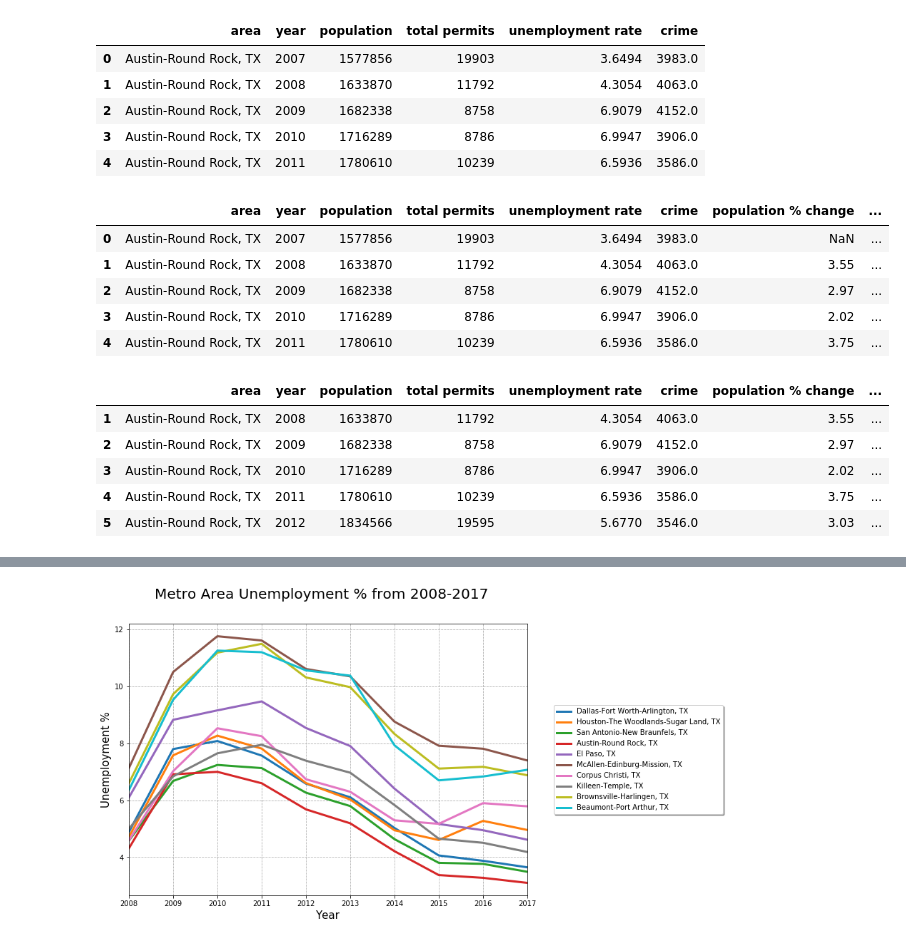
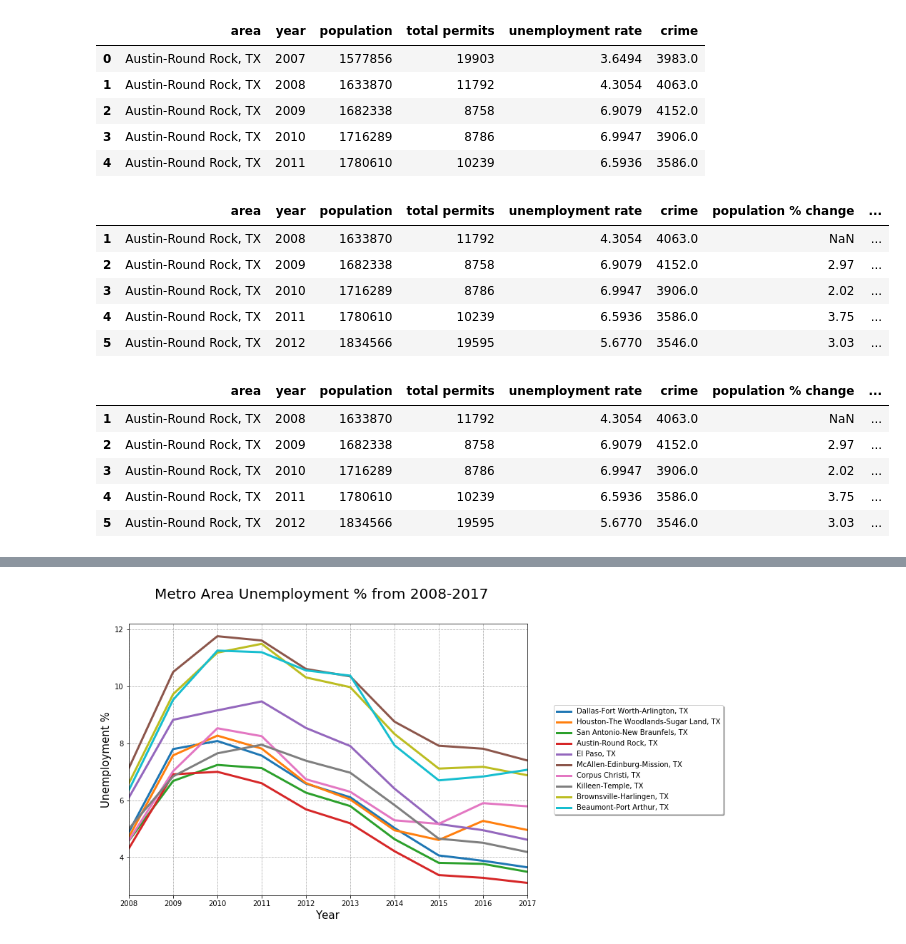
Before and after one commit to rfrescas/2007-2017-Texas-MSAs-Analysis, a Jupyter notebook: city-analysis/texas_msa_data_final.ipynb, the cells around one changed output, grey strips where cells are left out. Saved outputs shown, nothing was run; the diff lists cells and outputs as text; code cells hidden in the pictures.

```diff
--- a/city-analysis/texas_msa_data_final.ipynb
+++ b/city-analysis/texas_msa_data_final.ipynb
@@ -116,23 +116,24 @@ top_10_final.head()
 # %%
 # Create a new DF with percentage change
 top_10_final['population % change'] = ((top_10_final["population"] - top_10_final["population"].shift(+1)) / top_10_final["population"].shift(+1)).round(4)*100
 top_10_final['total permits % change'] = ((top_10_final["total permits"] - top_10_final["total permits"].shift(+1)) / top_10_final["total permits"].shift(+1)).round(4)*100
 top_10_final["persons per crime"] = round((top_10_final["population"]/top_10_final["crime"]))
+top_10_final["crime per every 1000 person"] = ((top_10_final["crime"]/top_10_final["population"]*1000))
 top_10_final.head()
 # %% [output]
 |  | area | year | population | total permits | unemployment rate | crime | population % change | ... |
-| 0 | Austin-Round Rock, TX | 2007 | 1577856 | 19903 | 3.6494 | 3983.0 | NaN | ... |
-| 1 | Austin-Round Rock, TX | 2008 | 1633870 | 11792 | 4.3054 | 4063.0 | 3.55 | ... |
+| 1 | Austin-Round Rock, TX | 2008 | 1633870 | 11792 | 4.3054 | 4063.0 | NaN | ... |
 | 2 | Austin-Round Rock, TX | 2009 | 1682338 | 8758 | 6.9079 | 4152.0 | 2.97 | ... |
 | 3 | Austin-Round Rock, TX | 2010 | 1716289 | 8786 | 6.9947 | 3906.0 | 2.02 | ... |
 | 4 | Austin-Round Rock, TX | 2011 | 1780610 | 10239 | 6.5936 | 3586.0 | 3.75 | ... |
+| 5 | Austin-Round Rock, TX | 2012 | 1834566 | 19595 | 5.6770 | 3546.0 | 3.03 | ... |
 # %%
 # drop all rows with year 2007
 top_10_final = top_10_final[top_10_final.year != 2007]
 top_10_final.head()
 # %% [output]
 |  | area | year | population | total permits | unemployment rate | crime | population % change | ... |
-| 1 | Austin-Round Rock, TX | 2008 | 1633870 | 11792 | 4.3054 | 4063.0 | 3.55 | ... |
+| 1 | Austin-Round Rock, TX | 2008 | 1633870 | 11792 | 4.3054 | 4063.0 | NaN | ... |
 | 2 | Austin-Round Rock, TX | 2009 | 1682338 | 8758 | 6.9079 | 4152.0 | 2.97 | ... |
 | 3 | Austin-Round Rock, TX | 2010 | 1716289 | 8786 | 6.9947 | 3906.0 | 2.02 | ... |
 | 4 | Austin-Round Rock, TX | 2011 | 1780610 | 10239 | 6.5936 | 3586.0 | 3.75 | ... |
```
Also changed, not shown: parts of 4 cells of this notebook.
